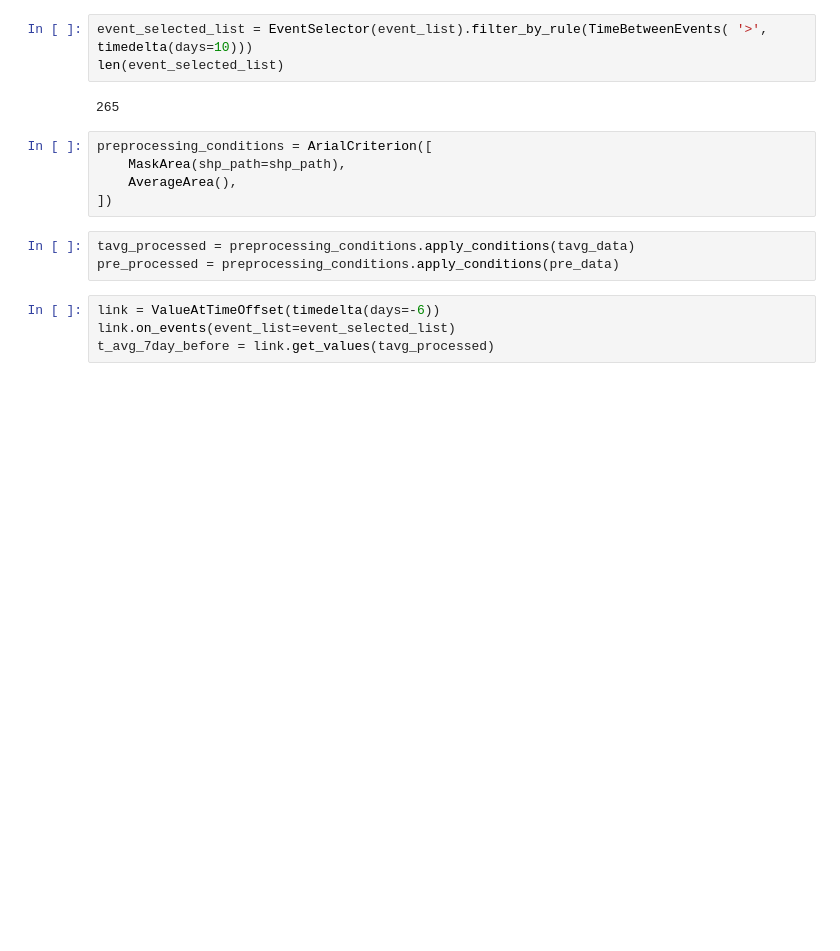
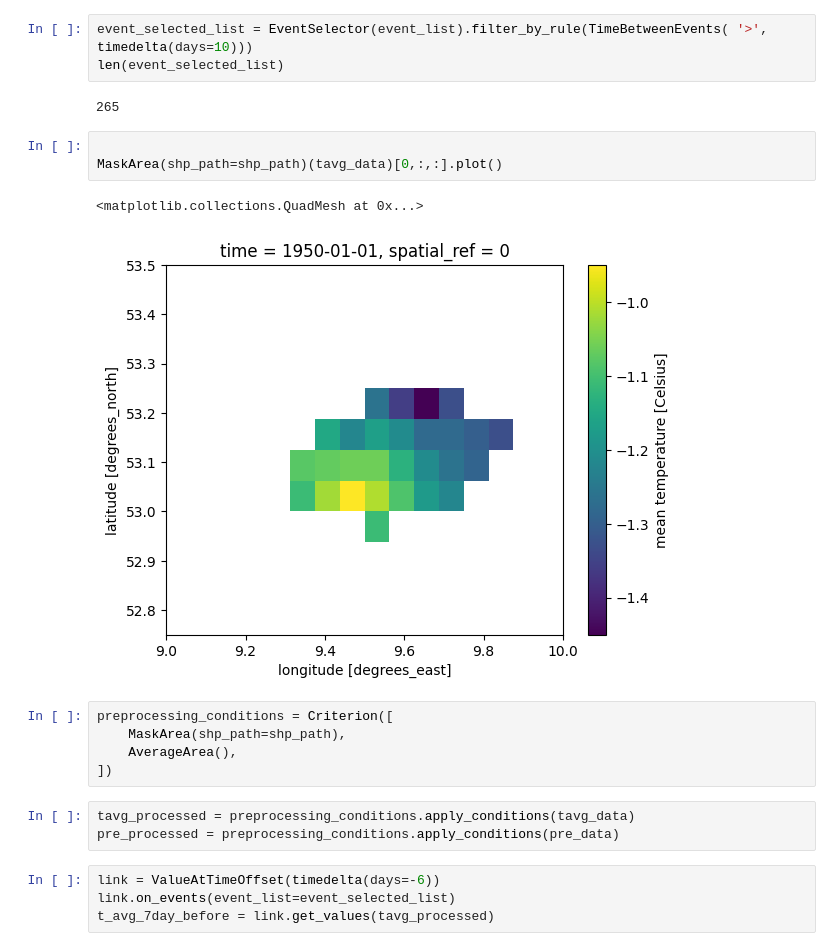
Before and after one commit to ClimAI/climpy, a Jupyter notebook: test_peter_floods.ipynb, the cells around one changed output. Saved outputs shown, nothing was run; the diff lists cells and outputs as text; blank space fills up the shorter version.

```diff
--- a/test_peter_floods.ipynb
+++ b/test_peter_floods.ipynb
@@ -43,8 +63,14 @@ event_selected_list = EventSelector(event_list).filter_by_rule(TimeBetweenEvents
 len(event_selected_list)
 # %% [output]
 265
+# %%
+
+MaskArea(shp_path=shp_path)(tavg_data)[0,:,:].plot()
+# %% [output]
+<matplotlib.collections.QuadMesh at 0x...>
+[figure, added]
 # %%
-preprocessing_conditions = ArialCriterion([
+preprocessing_conditions = Criterion([
     MaskArea(shp_path=shp_path),
     AverageArea(),
 ])
```
Also changed, not shown: parts of 7 cells of this notebook, 10 other files.
